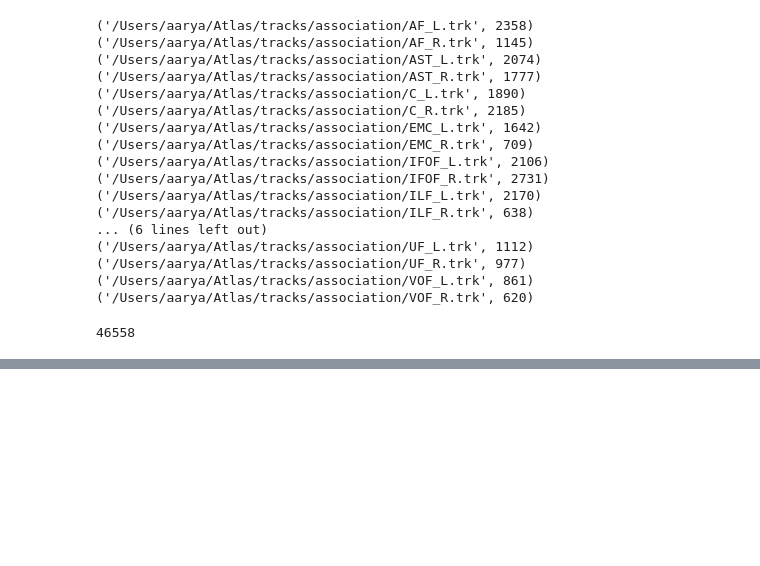
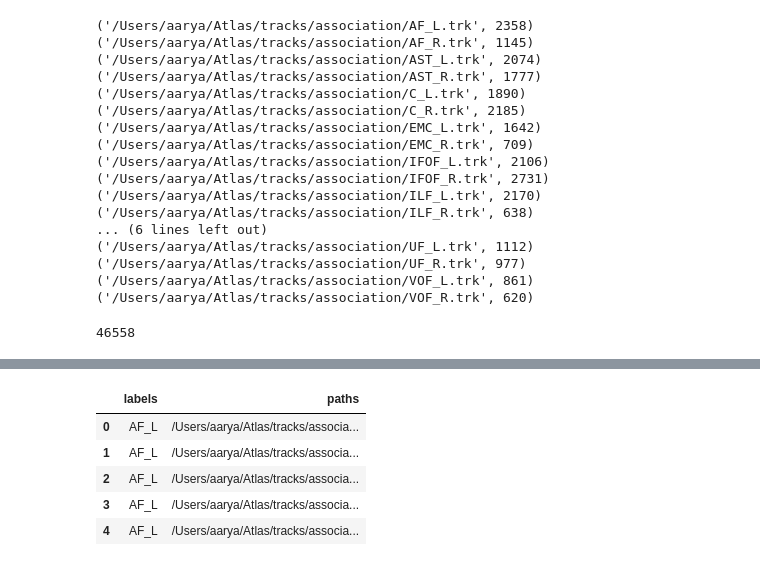
Before and after one commit to aarya22/Atlas, a Jupyter notebook: atlas_munging.ipynb, the cells around one changed output, grey strips where cells are left out. Drawn from its saved outputs; the diff is of its cells as text; code cells hidden in the pictures; blank space fills up the shorter version.

```diff
--- a/atlas_munging.ipynb
+++ b/atlas_munging.ipynb
@@ -72,3 +79,7 @@ sl_sum
 ('/Users/aarya/Atlas/tracks/association/VOF_L.trk', 861)
 ('/Users/aarya/Atlas/tracks/association/VOF_R.trk', 620)
 46558
+# %%
+def get_bname(f):
+    return f.split('/')[-1].split('.')[0]
+get_bname('/Users/aarya/Atlas/tracks/association/AF_L.trk')
@@ -160,0 +137,14 @@ plt.matshow(slines[0])
+# %%
+def get_dataframe(directory):
+    paths = [os.path.join(directory, f) for f in os.listdir(directory) if not f.startswith('.')]
+    labels = [get_label(path) for path in paths if not path.startswith('.')]
+    return pd.DataFrame({'paths': paths, 'labels': labels})
+d = get_dataframe(newpath)
+d.head()
+# %% [output]
+|  | labels | paths |
+| 0 | AF_L | /Users/aarya/Atlas/tracks/associa... |
+| 1 | AF_L | /Users/aarya/Atlas/tracks/associa... |
+| 2 | AF_L | /Users/aarya/Atlas/tracks/associa... |
+| 3 | AF_L | /Users/aarya/Atlas/tracks/associa... |
+| 4 | AF_L | /Users/aarya/Atlas/tracks/associa... |
```
Also changed, not shown: parts of 12 cells of this notebook.
